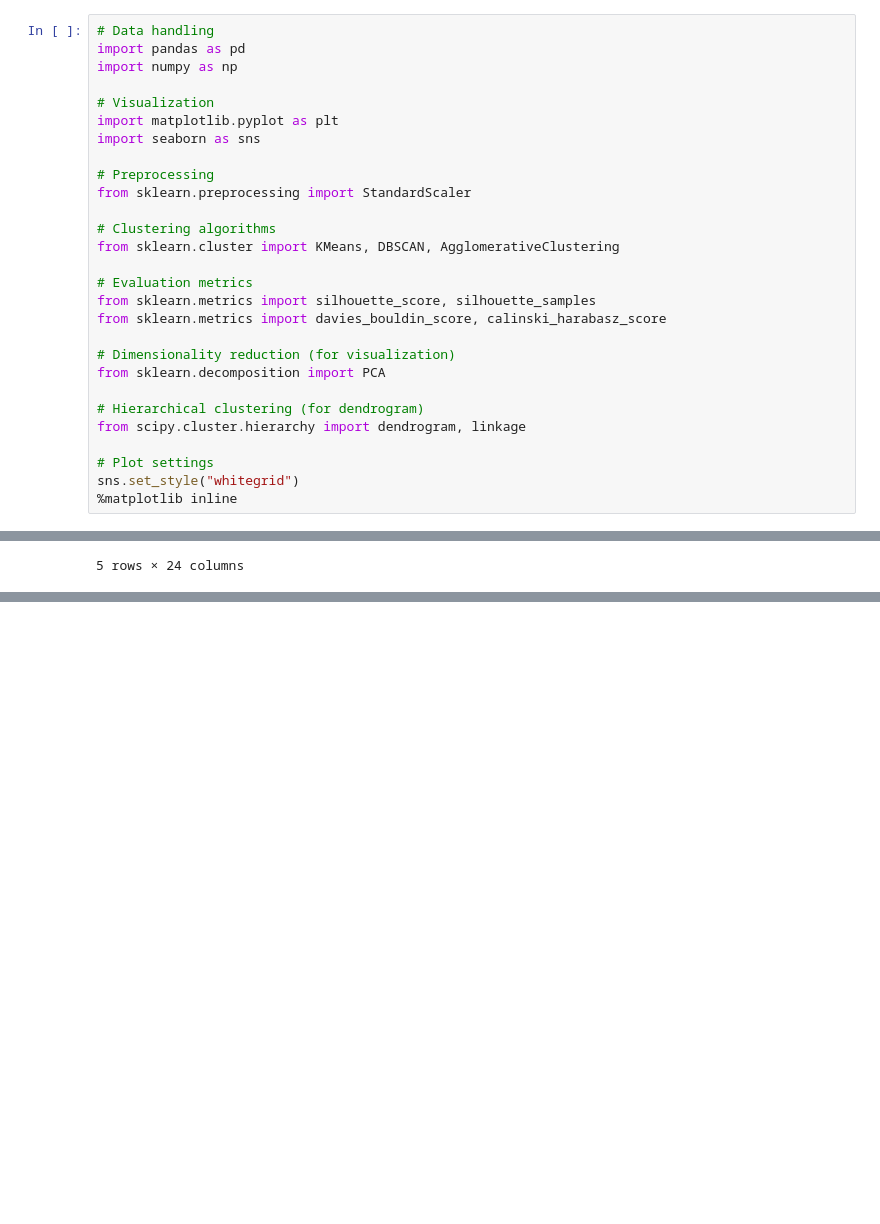
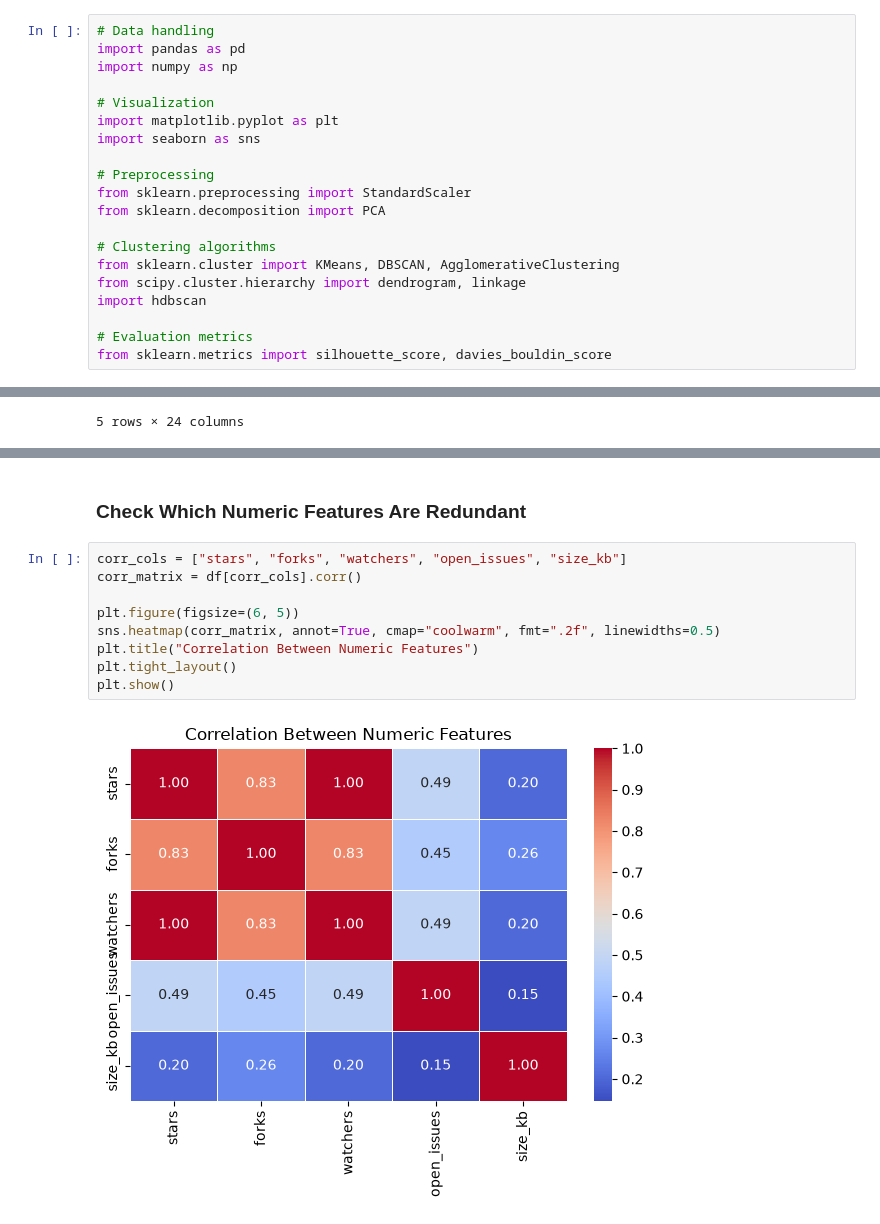
Before and after one commit to umang0015/Ai-DataScience, a Jupyter notebook: clustering_analysis_eda_(2).ipynb, the cells around one changed output, grey strips where cells are left out. Saved outputs shown, nothing was run; the diff lists cells and outputs as text; blank space fills up the shorter version.

```diff
--- a/clustering_analysis_eda_(2).ipynb
+++ b/clustering_analysis_eda_(2).ipynb
@@ -32,21 +19,13 @@ import seaborn as sns
 
 # Preprocessing
 from sklearn.preprocessing import StandardScaler
+from sklearn.decomposition import PCA
 
 # Clustering algorithms
 from sklearn.cluster import KMeans, DBSCAN, AgglomerativeClustering
+from scipy.cluster.hierarchy import dendrogram, linkage
+import hdbscan
 
 # Evaluation metrics
-from sklearn.metrics import silhouette_score, silhouette_samples
-from sklearn.metrics import davies_bouldin_score, calinski_harabasz_score
-
-# Dimensionality reduction (for visualization)
-from sklearn.decomposition import PCA
-
-# Hierarchical clustering (for dendrogram)
-from scipy.cluster.hierarchy import dendrogram, linkage
-
-# Plot settings
-sns.set_style("whitegrid")
-%matplotlib inline
+from sklearn.metrics import silhouette_score, davies_bouldin_score
 # %% [markdown]
@@ -759,0 +173,13 @@ GitHub AI repositories split into **"mainstream/typical" projects** and **"break
+# %% [markdown]
+### Check Which Numeric Features Are Redundant
+# %%
+corr_cols = ["stars", "forks", "watchers", "open_issues", "size_kb"]
+corr_matrix = df[corr_cols].corr()
+
+plt.figure(figsize=(6, 5))
+sns.heatmap(corr_matrix, annot=True, cmap="coolwarm", fmt=".2f", linewidths=0.5)
+plt.title("Correlation Between Numeric Features")
+plt.tight_layout()
+plt.show()
+# %% [output]
+[figure, added]
```
Also changed, not shown: parts of 147 cells of this notebook.
